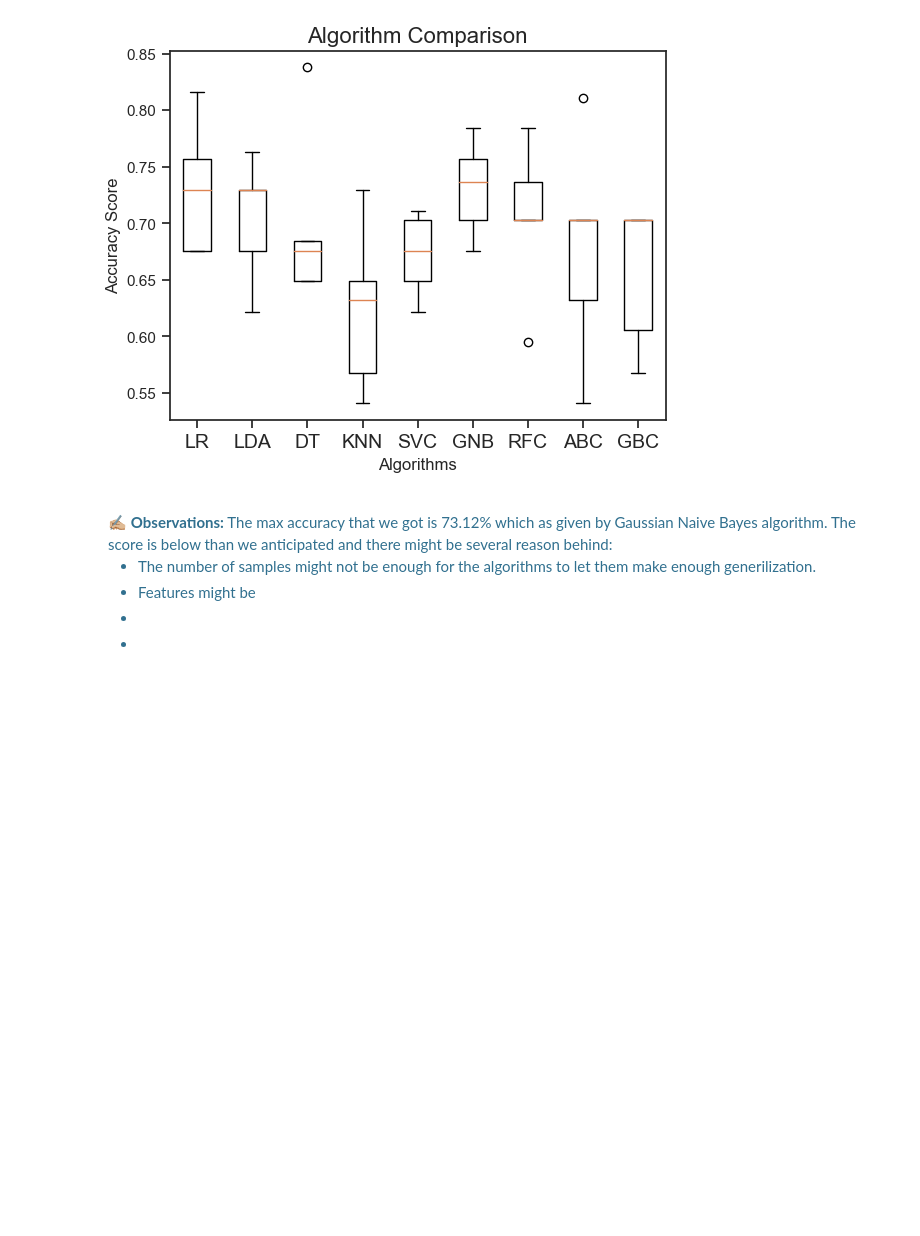
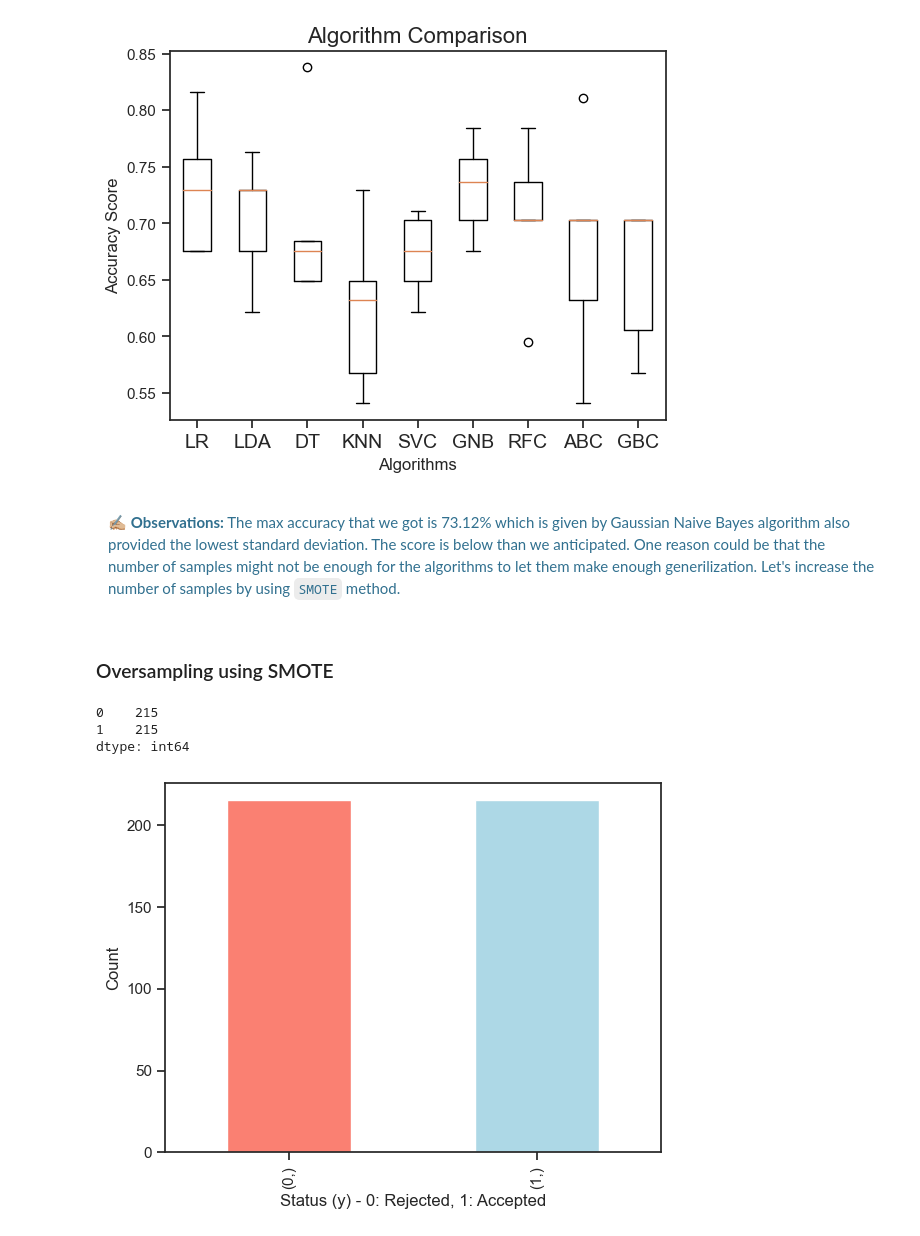
Before and after one commit to muscak/Loan-Prediction, a Jupyter notebook: Loan_Prediction.ipynb, the cells around one changed output. Drawn from its saved outputs; the diff is of its cells as text; code cells hidden in the pictures; blank space fills up the shorter version.

Commit message:
SMOTE

```diff
--- a/Loan_Prediction.ipynb
+++ b/Loan_Prediction.ipynb
@@ -606,11 +611,24 @@ GBC - Mean ACC: 65.62% STD: 0.06
 [figure]
 # %% [markdown]
 <div class='alert alert-info' style='border-radius:10px;background-color:white;'>
-    ✍🏼 <b>Observations:</b> The max accuracy that we got is 73.12% which as given by Gaussian Naive Bayes algorithm. The score is below than we anticipated and there might be several reason behind:
-    <ul>
-        <li>The number of samples might not be enough for the algorithms to let them make enough generilization.</li>
-        <li>Features might be </li>
-        <li></li>
-        <li></li>
-    </ul>
+    ✍🏼 <b>Observations:</b> The max accuracy that we got is 73.12% which is given by Gaussian Naive Bayes algorithm also provided the lowest standard deviation. The score is below than we anticipated. One reason could be that the number of samples might not be enough for the algorithms to let them make enough generilization. Let's increase the number of samples by using <code>SMOTE</code> method.
 </div>
+# %% [markdown]
+### Oversampling using SMOTE
+# %%
+oversampler = SMOTE(random_state=101)
+x_over, y_over = oversampler.fit_resample(x_train, y_train)
+
+# Create a dataframe to plot the number of samples for each label
+df_y_over = pd.DataFrame(y_over)
+print(df_y_over.value_counts())
+
+df_y_over.value_counts().plot(kind='bar', color=['salmon', 'lightblue'])
+plt.xlabel('Status (y) - 0: Rejected, 1: Accepted')
+plt.ylabel('Count')
+plt.show()
+# %% [output]
+0    215
+1    215
+dtype: int64
+[figure, added]
```
Also changed, not shown: parts of 18 cells of this notebook.
